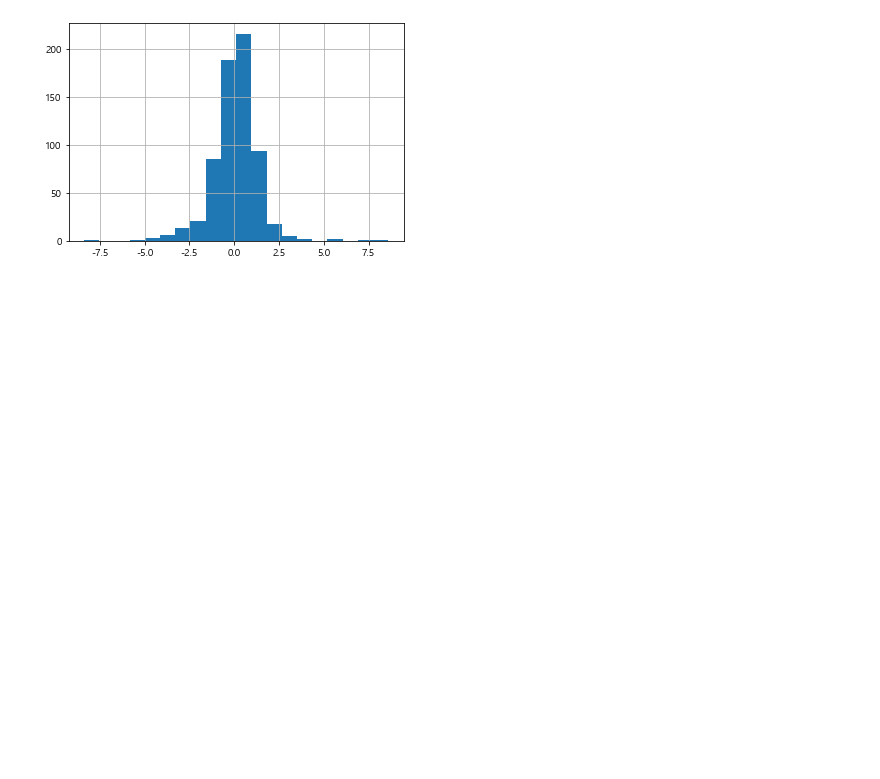
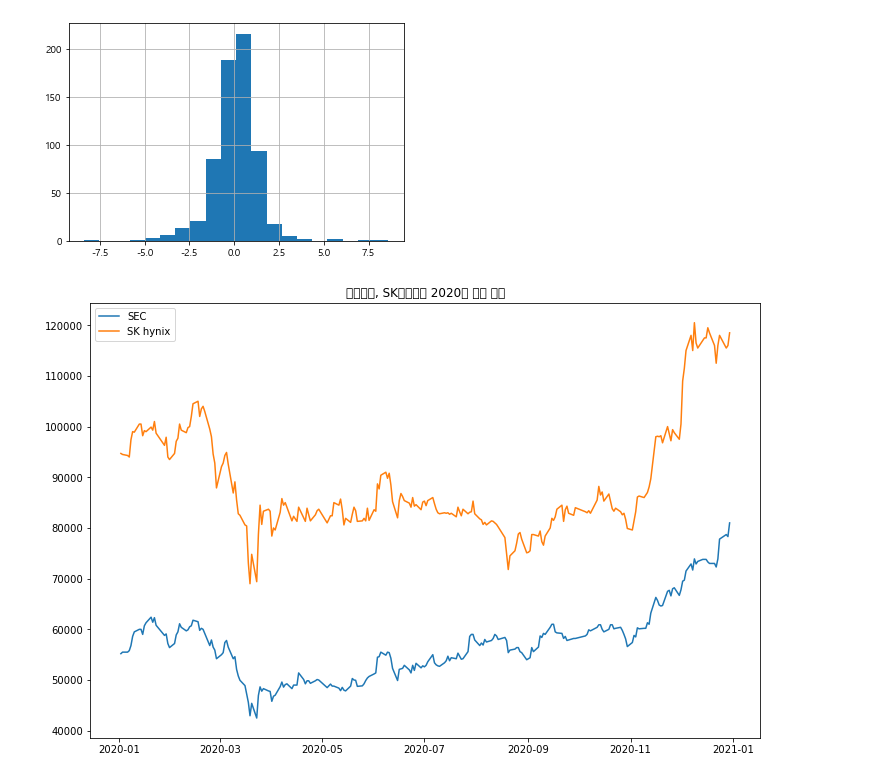
Before and after one commit to leehg9805/leehg9805, a Jupyter notebook: finacepart7.ipynb, the cells around one changed output. Cells and saved outputs as stored; diff of their text form; code cells hidden in the pictures; blank space fills up the shorter version.

```diff
--- a/finacepart7.ipynb
+++ b/finacepart7.ipynb
@@ -272,3 +272,22 @@ plt.grid()
 plt.show()
 # %% [output]
 [figure]
+# %%
+# 7-5 지수화
+
+import pandas as pd
+
+sec = pd.read_excel('finace_data/sec.xlsx', index_col='Date')
+skhynix = pd.read_excel('finace_data/skhynix.xlsx', index_col="Date")
+# %%
+import matplotlib.pyplot as plt
+
+fig = plt.figure(figsize=(12,8))
+ax = fig.add_subplot(1,1,1)
+ax.plot(sec.index, sec['Close'], label="SEC")
+ax.plot(sec.index, skhynix['Close'], label="SK hynix")
+plt.title('삼성전자, SK하이닉스 2020년 가격 비교')
+plt.legend()
+plt.show()
+# %% [output]
+[figure, added]
```
Also changed, not shown: parts of 15 cells of this notebook.
